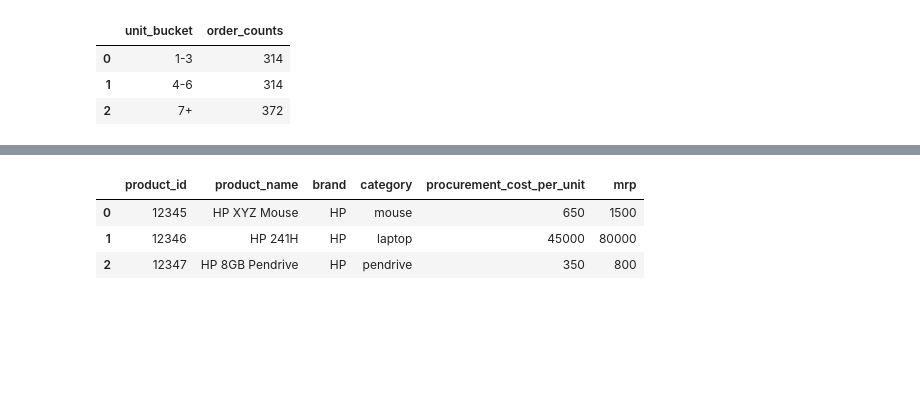
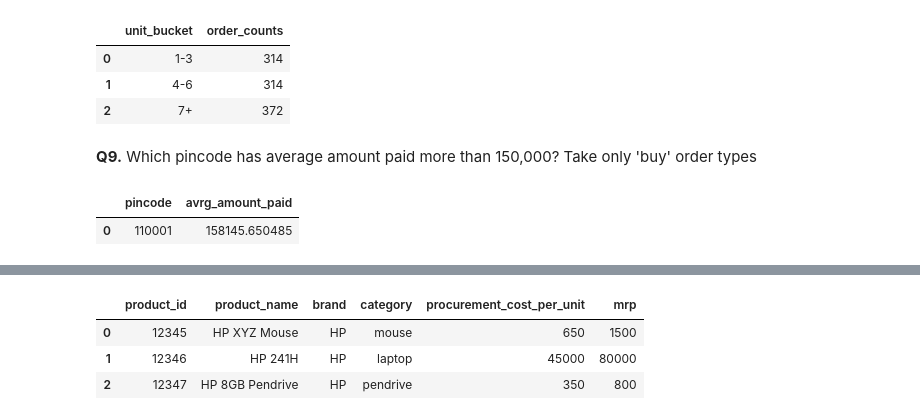
Before and after one commit to kumardev0614/SQL, a Jupyter notebook: Utsav Awasthi Youtube/SQL for Data Analytics - Practice Problems 1.ipynb, the cells around one changed output, grey strips where cells are left out. Drawn from its saved outputs; the diff is of its cells as text; code cells hidden in the pictures; blank space fills up the shorter version.

```diff
--- a/Utsav Awasthi Youtube/SQL for Data Analytics - Practice Problems 1.ipynb
+++ b/Utsav Awasthi Youtube/SQL for Data Analytics - Practice Problems 1.ipynb
@@ -329,3 +329,28 @@ ans
 | 0 | 1-3 | 314 |
 | 1 | 4-6 | 314 |
 | 2 | 7+ | 372 |
+# %% [markdown]
+<b>Q9.</b> Which pincode has average amount paid more than 150,000? Take only 'buy' order types
+# %%
+ans = ps.sqldf("""
+---------------------WRITE QUERY BELOW---------------------
+
+SELECT
+    orders.delivery_pincode AS pincode,
+    AVG(orders.total_amount_paid) AS avrg_amount_paid
+
+FROM order_dim AS orders
+
+WHERE orders.order_type = "buy"
+
+GROUP BY orders.delivery_pincode
+
+HAVING avrg_amount_paid > 150000
+
+---------------------WRITE QUERY ABOVE---------------------
+""")
+
+ans
+# %% [output]
+|  | pincode | avrg_amount_paid |
+| 0 | 110001 | 158145.650485 |
```
Also changed, not shown: parts of 9 cells of this notebook, 1 other file.
